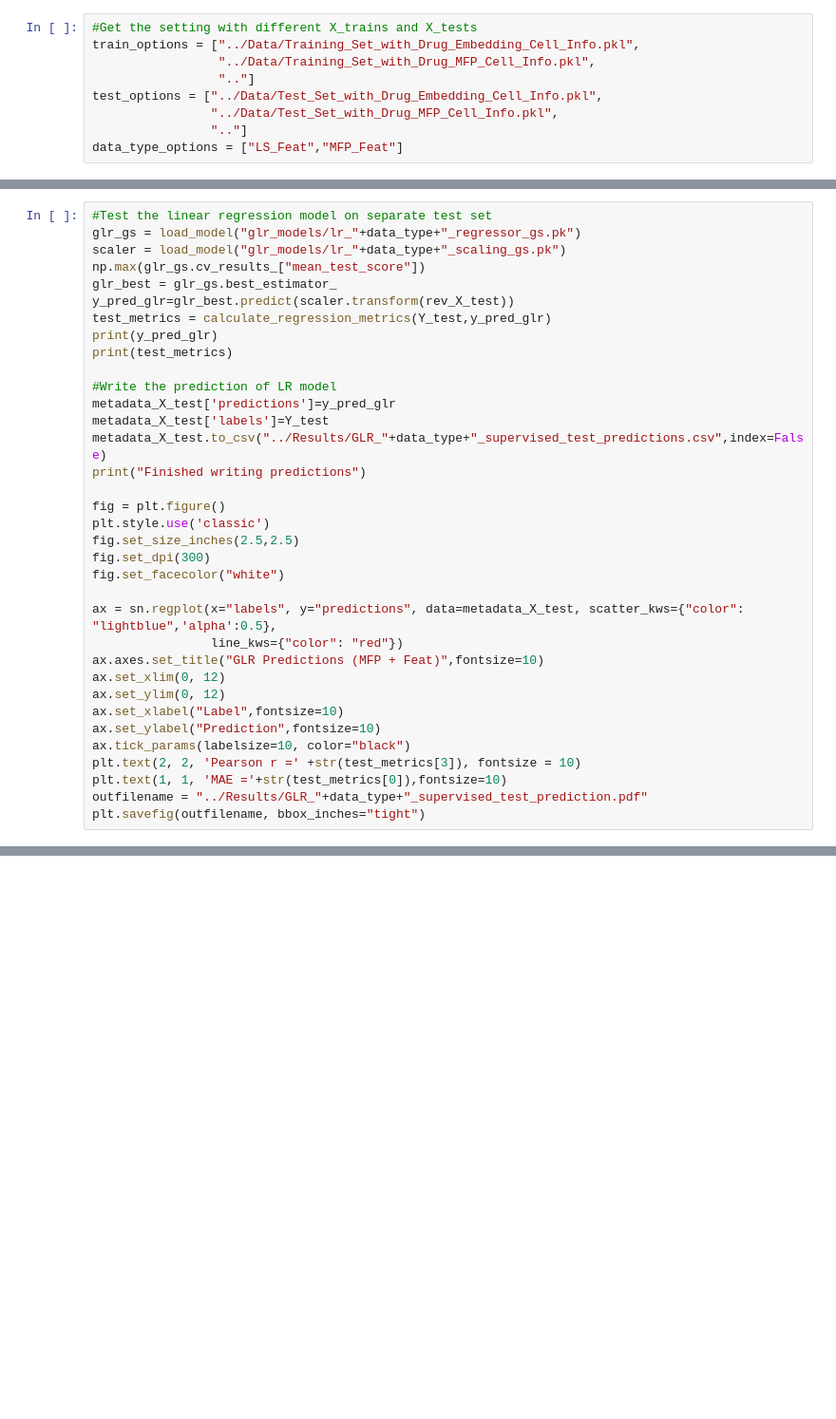
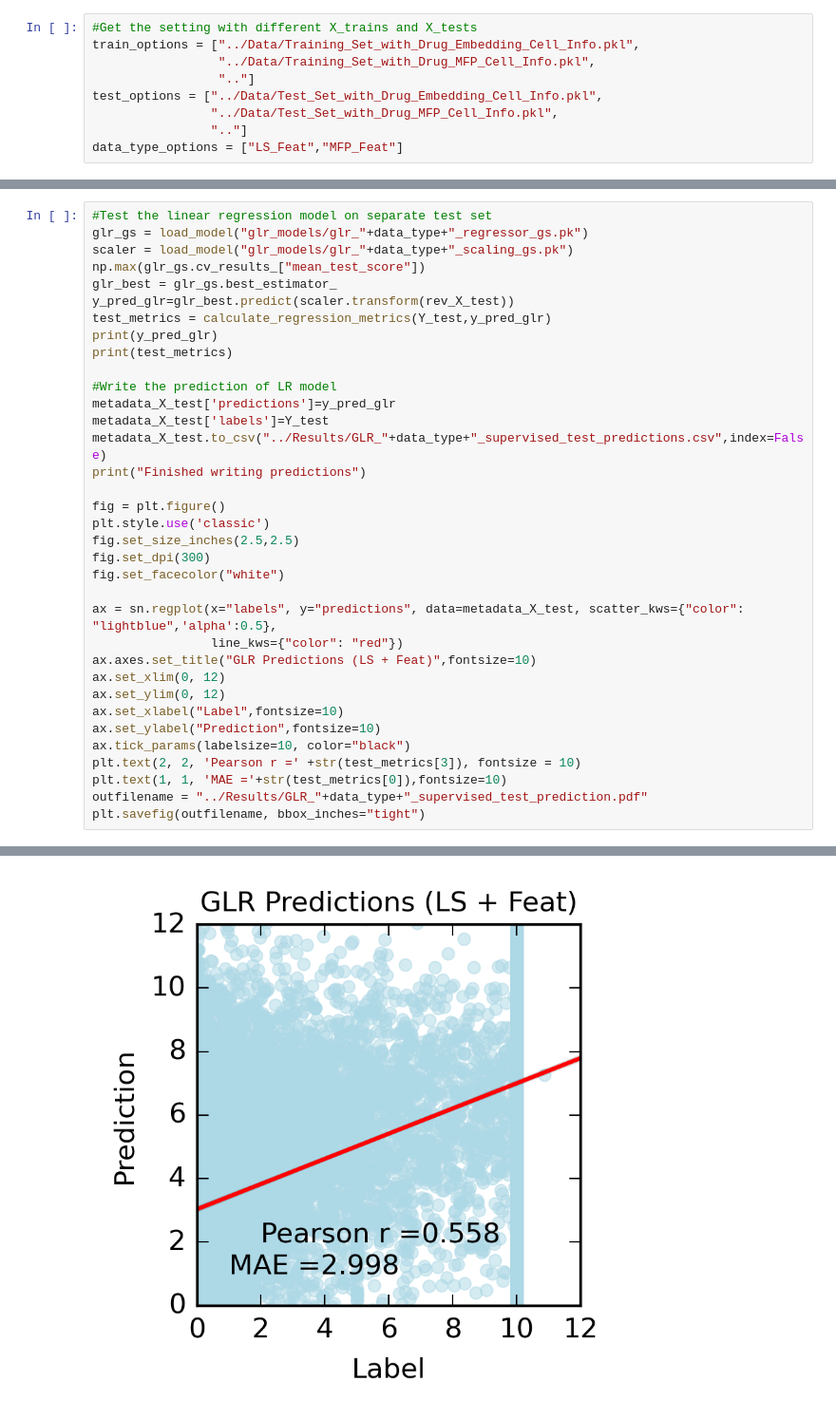
Before and after one commit to raghvendra5688/PT-AML, a Jupyter notebook: scripts/glr.ipynb, the cells around one changed output, grey strips where cells are left out. Shown: that part at 95% size. Saved outputs shown, nothing was run; the diff lists cells and outputs as text; blank space fills up the shorter version.

```diff
--- a/scripts/glr.ipynb
+++ b/scripts/glr.ipynb
@@ -96,7 +129,7 @@ save_model(scaler, "%s_models/%s_%s_scaling_gs.pk" % ("glr","glr",data_type))
 # %%
 #Test the linear regression model on separate test set
-glr_gs = load_model("glr_models/lr_"+data_type+"_regressor_gs.pk")
-scaler = load_model("glr_models/lr_"+data_type+"_scaling_gs.pk")
+glr_gs = load_model("glr_models/glr_"+data_type+"_regressor_gs.pk")
+scaler = load_model("glr_models/glr_"+data_type+"_scaling_gs.pk")
 np.max(glr_gs.cv_results_["mean_test_score"])
 glr_best = glr_gs.best_estimator_
 y_pred_glr=glr_best.predict(scaler.transform(rev_X_test))
@@ -118,7 +151,7 @@ fig.set_facecolor("white")
 
 ax = sn.regplot(x="labels", y="predictions", data=metadata_X_test, scatter_kws={"color": "lightblue",'alpha':0.5},
                 line_kws={"color": "red"})
-ax.axes.set_title("GLR Predictions (MFP + Feat)",fontsize=10)
+ax.axes.set_title("GLR Predictions (LS + Feat)",fontsize=10)
 ax.set_xlim(0, 12)
 ax.set_ylim(0, 12)
 ax.set_xlabel("Label",fontsize=10)
@@ -128,3 +161,4 @@ plt.text(2, 2, 'Pearson r =' +str(test_metrics[3]), fontsize = 10)
 plt.text(1, 1, 'MAE ='+str(test_metrics[0]),fontsize=10)
 outfilename = "../Results/GLR_"+data_type+"_supervised_test_prediction.pdf"
 plt.savefig(outfilename, bbox_inches="tight")
+# %% [output]
@@ -131,2 +171,3 @@ plt.savefig(outfilename, bbox_inches="tight")
+[figure, added]
 # %%
 #Get the top coefficients and matching column information
```
Also changed, not shown: parts of 4 cells of this notebook, 15 other files.
